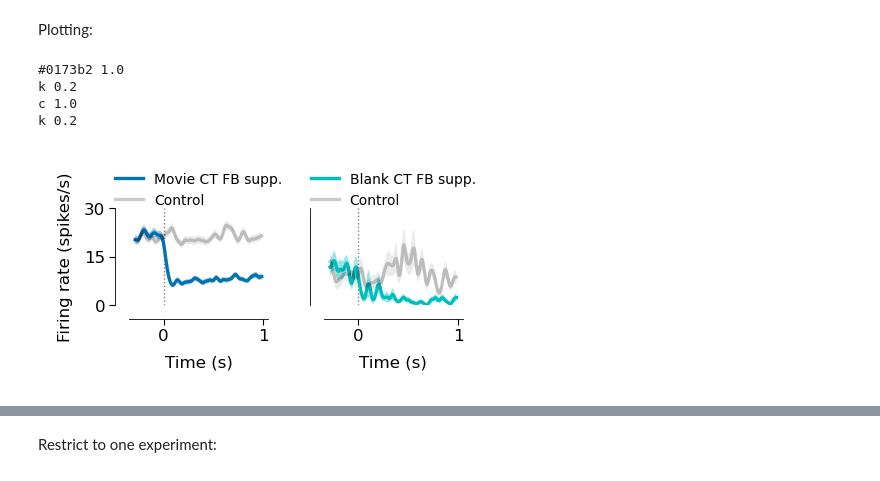
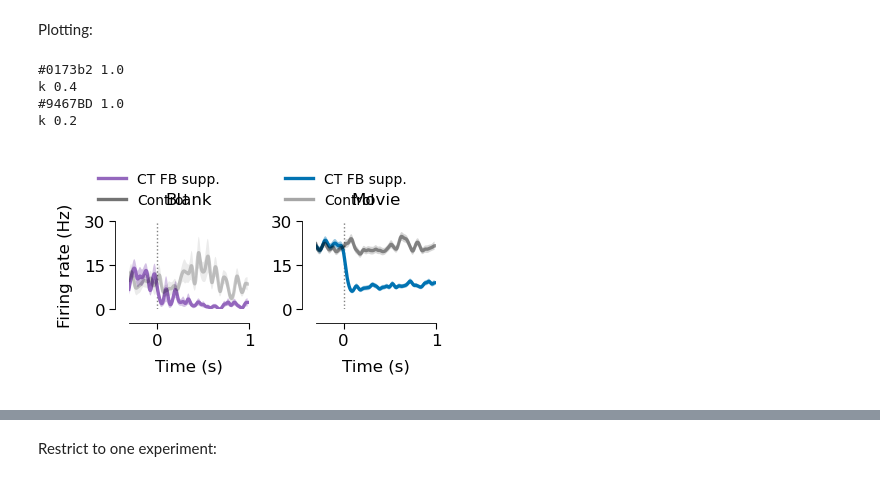
Before and after one commit to berenslab/dLGN_movie_spline_model, a Jupyter notebook: results/Fig4_panels.ipynb, the cells around one changed output, grey strips where cells are left out. Drawn from its saved outputs; the diff is of its cells as text; code cells hidden in the pictures.

```diff
--- a/results/Fig4_panels.ipynb
+++ b/results/Fig4_panels.ipynb
@@ -41 +27,3 @@ def find_keys_within_range(keys, omis, omi_lower, omi_upper):
+# %%
+color_dict['blue_pink'] = '#9467BD'
 # %% [markdown]
@@ -57,3 +40,6 @@ FileNotFoundError: File ./data/opto_cond_psths/Ntsr1Cre_2019_0008_s05_e08_u19.h5
+# %%
+filename = './data/opto_cond_psths/{:s}_s{:02d}_e{:02d}_u{:02d}_100ms_180624.h5'.format(key['m'], key['s'], key['e'], key['u'])
+df = pd.read_hdf(filename, "df")
 # %%
 df
 # %% [output]
@@ -81,7 +67,7 @@ ts = np.arange(-T * filt_len, 0, T)
 filt_len2 = 50
 ts_spont = np.arange(-T * filt_len2, 0, T)
 # %%
-figsize = (2.2, 1.1)
+figsize = (2, 1.1)
 with plt.style.context("matplotlib_config.txt"):
     mosaic = """
     ab
@@ -91,51 +77,57 @@ with plt.style.context("matplotlib_config.txt"):
         figsize=figsize,
         dpi=200,
         constrained_layout=True,
-        #sharex=True,
     )
 
     txt_kwargs = dict(
         color="black", fontsize="larger"
     )
-    ax = ax_dict['a']
+    ax = ax_dict['b']
+    ax.plot([0], [0], color_dict['blue'], lw=1.2)
+    ax.plot([0], [0], 'k', lw=1.2, alpha=0.35)
+
     ax = plot_opto_cond_psth(key, movie_psths, movie_bins, labels,
                              offsets=[-0.3, 0], optocond=['off-on',  'off-off'], stimcond='stim',
                              binw=0.032,
                              plot_err='sem', ax=ax,
                              title_info=None,  legend=True, legend_frame=False,
                              legend_labels=['Movie CT FB supp.', 'on-on', 'on-off', 'Control'],
+                             alphas = [1.0, 0.4, 1.0, 0.4],
                              widths=[1.2, 1.2, 1.2, 1.2])
+
     ax.set_ylim([0,30])
+    ax.set_xlim([-0.3, 1])
     ax.set_yticks([0, 15, 30])
     ax.set_xlabel('Time (s)')
-    #ax.set_title('Movie', y=1.1)
-    #ax.legend(ncol=1, frameon=False, bbox_to_anchor=(0.1, 1.35))
-    ax.legend(loc='upper center', bbox_to_anchor=[0.5, 1.5], ncol=1, frameon=False)
+    ax.set_ylabel('')
+    ax.set_title('Movie', y=1.1)
+    ax.legend(['CT FB supp.', 'Control'], loc='upper center',
+              bbox_to_anchor=[0.25, 1.7], ncol=1, frameon=False)
 
-    ax = ax_dict['b']
+    ax = ax_dict['a']
+    ax.plot([0], [0], color_dict['blue_pink'], lw=1.2)
+    ax.plot([0], [0], 'k', lw=1.2, alpha=0.55)
     ax = plot_opto_cond_psth(key, blank_psths, blank_bins, labels,
-                             offsets=[-0.3, 0], optocond=['off-on',  'off-off'], stimcond='spont',
+                             offsets=[-0.6, 0], optocond=['off-on',  'off-off'], stimcond='spont',
                              binw=0.032,
                              plot_err='sem', ax=ax,
                              title_info=None,  legend=True, legend_frame=False,
                              legend_labels=['Blank CT FB supp.', 'on-on', 'on-off', 'Control'],
-                             colors=['c', 'powderblue', 'k', 'k'], widths=[1.2, 1.2, 1.2, 1.2])
-    ax.set_ylim([0,30])
-    ax.set_yticks([])
-    ax.set_ylabel('')
+                             colors=[color_dict['blue_pink'], color_dict['blue_pink'], 'k', 'k'], widths=[1.2, 1.2, 1.2, 1.2])
+    ax.set_ylim([0, 30])
+    ax.set_xlim([-0.3, 1])
+    ax.set_yticks([0, 15, 30])
+    ax.set_ylabel('Firing rate (Hz)')
     ax.set_xlabel('Time (s)')
-    #ax.set_title('Blank', y=1.1)
-    #ax.legend(ncol=1, frameon=False, bbox_to_anchor=(0.1, 1.5))
-    ax.legend(loc='upper center', bbox_to_anchor=[0.5, 1.5], ncol=1, frameon=False)
+    ax.set_title('Blank', y=1.1)
+    ax.legend(['CT FB supp.', 'Control'], loc='upper center',
+              bbox_to_anchor=[0.25, 1.7], ncol=1, frameon=False)
 
 
     sns.despine(offset=5, trim=False, ax=ax)
-
-fig.savefig('./plots/Fig4/psths_{:s}_s{:02d}_e{:02d}_u{:02d}.png'.format(key['m'], key['s'], key['e'], key['u']), dpi=150, bbox_inches='tight', facecolor=fig.get_facecolor(), transparent=False)
-fig.savefig('./plots/Fig4/psths_{:s}_s{:02d}_e{:02d}_u{:02d}.svg'.format(key['m'], key['s'], key['e'], key['u']), bbox_inches='tight', facecolor=fig.get_facecolor(), transparent=False)
 # %% [output]
 #0173b2 1.0
+k 0.4
+#9467BD 1.0
 k 0.2
-c 1.0
-k 0.2
-[figure, old version]
+[figure, new version]
```
Also changed, not shown: parts of 203 cells of this notebook, 5 other files.
